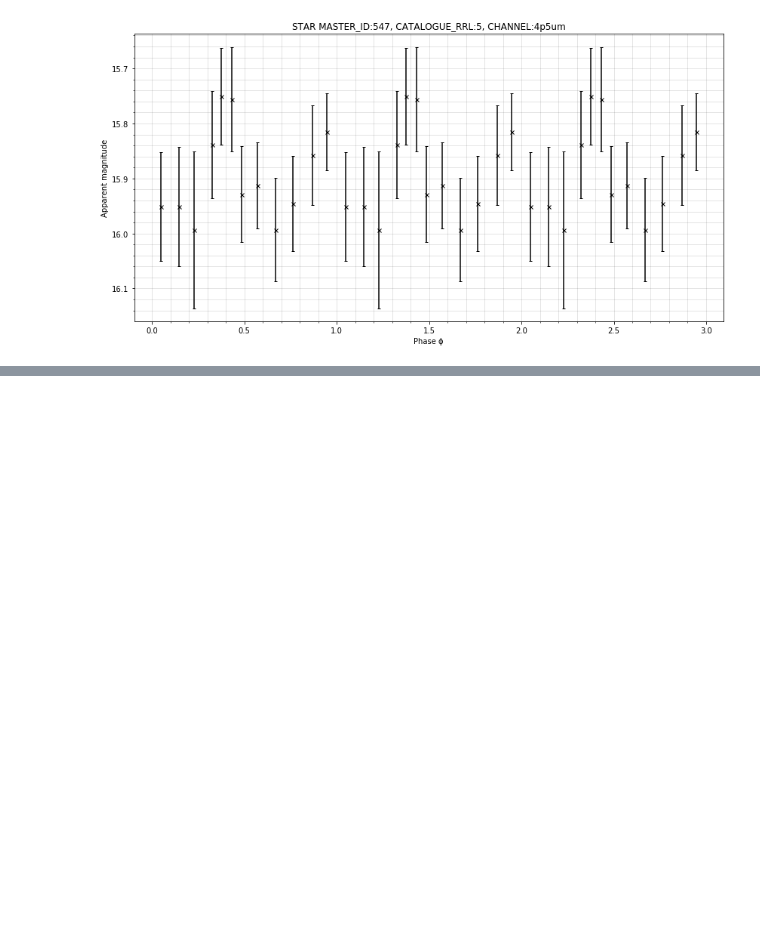
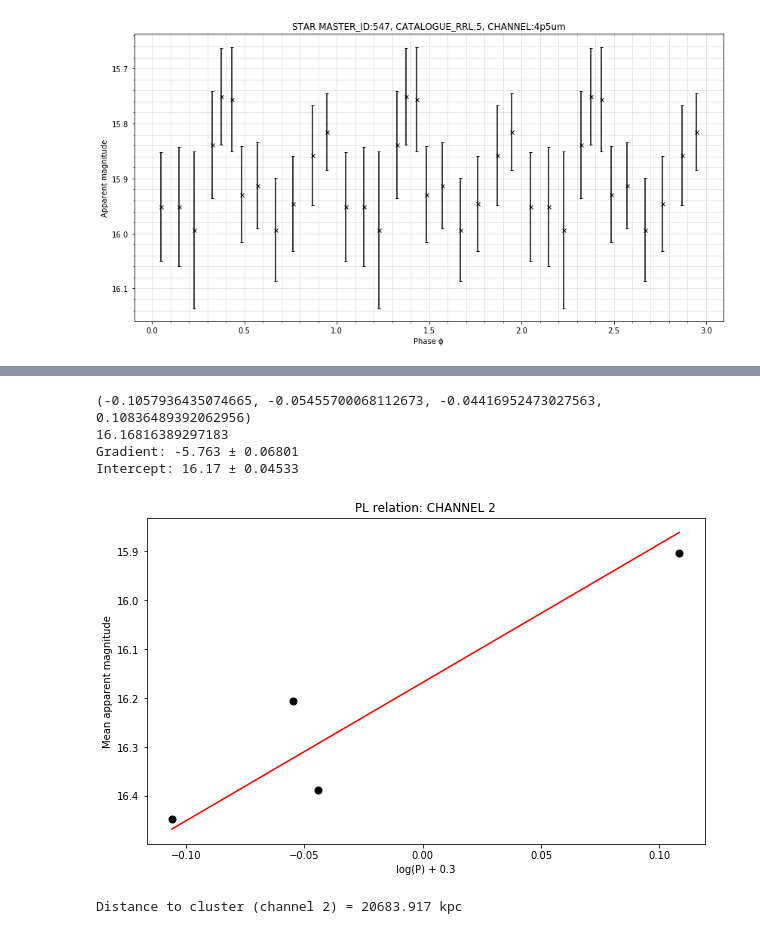
Before and after one commit to ltb24/Luke_RRLs_project, a Jupyter notebook: photometry_intro/Photometry_version_1_PAL5.ipynb, the cells around one changed output, grey strips where cells are left out. Cells and saved outputs as stored; diff of their text form; code cells hidden in the pictures; blank space fills up the shorter version.

```diff
--- a/photometry_intro/Photometry_version_1_PAL5.ipynb
+++ b/photometry_intro/Photometry_version_1_PAL5.ipynb
@@ -1344,0 +1395,80 @@ Intercept: 1.033 ± 9.308e+05
+# %%
+## FUNDAMENTALISE PERIODS: log(P) + 0.127
+## CITE: http://articles.adsabs.harvard.edu/pdf/1974ARA%26A..12..215I
+
+#P1_FO, P2_FO = [], []
+#P1_FO, P2_FO = (np.log10(P_1) + 0.127), (np.log10(P_2) + 0.127)
+def fund_p(P):
+    return np.log10(P) + 0.127 + 0.3
+def log_p(P):
+    return np.log10(P) + 0.3
+
+PB_F = fund_p(0.29322862), fund_p(0.3299461), fund_p(0.3379329), log_p(0.64322793)
+print(PB_F)
+log_P = PB_F
+
+## CHANNEL SELECT ##
+channel = 2
+if (channel == 1) or (channel == '3p6um'):
+    a1     = -0.40    ## VALUES FROM: NEELEY ET AL. 2019
+    a1_unc = 0.03
+    b      = -2.78
+    b_unc  = 0.38
+if (channel == 2) or (channel == '4p5um'):
+    a1     = -0.41    ## VALUES FROM: NEELEY ET AL. 2019
+    a1_unc = 0.03
+    b      = -2.83
+    b_unc  = 0.39
+
+## LINE TO FIT ##
+
+def func(P, intercept):
+    return intercept + b * P
+
+## USE CHANNEL 2 DATA
+popt, pcov = curve_fit(func, PB_F, av_magb)
+
+print(popt[0])
+intercept = popt[0]
+unc_intercept = np.sqrt(float(pcov[0][0]))
+
+print('Gradient: {0:.4g} ± {1:.4g}'.format(slope, unc_slope))
+print('Intercept: {0:.4g} ± {1:.4g}'.format(intercept, unc_intercept))
+
+fig = plt.figure(figsize = (10, 6))
+ax = fig.add_subplot(1,1,1)
+ax.errorbar(PB_F, av_magb, xerr = None, yerr = None, marker = 'o', color = 'black', markersize = 7, capsize = 3, linestyle = 'None')
+ax.set_xlabel('log(P) + 0.3')
+ax.set_ylabel('Mean apparent magnitude')
+x = np.linspace(min(PB_F), max(PB_F), 100)
+ax.plot(x, x * b + intercept, linestyle = '-', color = 'red')
+plt.title('PL relation: CHANNEL {0}'.format(channel))
+#plt.minorticks_on()
+#plt.grid(b = True, which = 'major', lw = .5, alpha = .2, color = 'black')
+#plt.grid(b = True, which = 'minor', lw = .5, alpha = .2, color = 'black')
+plt.gca().invert_yaxis()
+savename = 'pl_relations/pl_relation_'+str(cluster)+'_'+str(channel)
+plt.savefig(savename)
+plt.show()
+plt.close()
+# %% [output]
+(-0.1057936435074665, -0.05455700068112673, -0.04416952473027563, 0.10836489392062956)
+16.16816389297183
+Gradient: -5.763 ± 0.06801
+Intercept: 16.17 ± 0.04533
+[figure, added]
+# %%
+## DISTANCE CALCULATION ##
+
+## ONLY CHANNEL BOTH DATA ##
+channel = 2
+#print(b, intercept, a1)
+def dist_comp(a1, a2, channel):
+    a1 = a1
+    a2 = a2
+    d = 10 ** (1 + (a2 - a1) / 5)
+    return d
+
+print('Distance to cluster (channel {0}) = {1:.8g} kpc'.format(channel, dist_comp(a1, intercept, 1)))
+# %% [output]
+Distance to cluster (channel 2) = 20683.917 kpc
```
Also changed, not shown: parts of 14 cells of this notebook, 2 other files.
